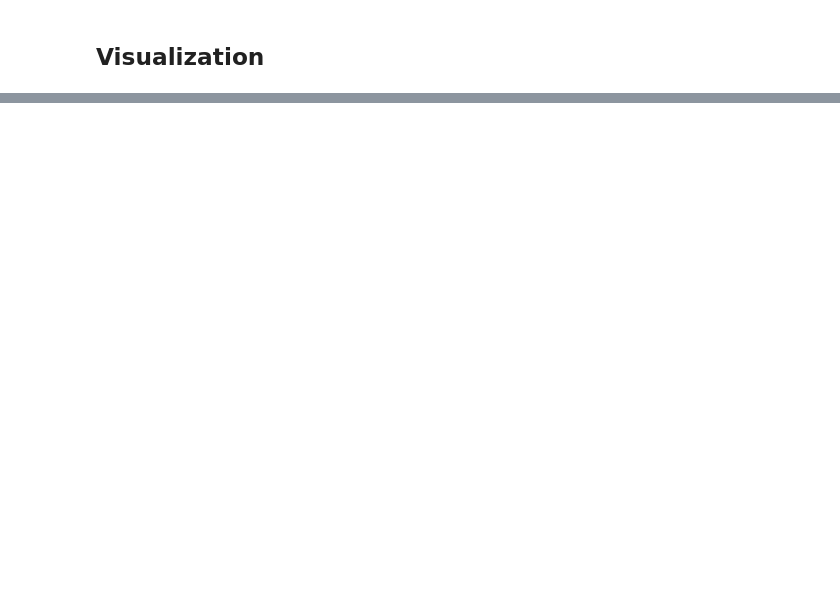
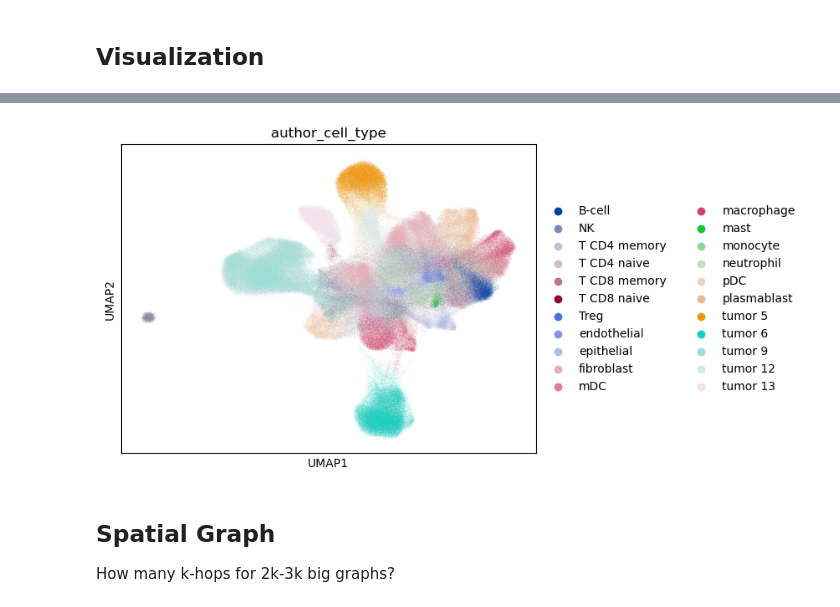
Before and after one commit to theislab/interscale, a Jupyter notebook: docs/notebooks/he23_lung_data.ipynb, the cells around one changed output, grey strips where cells are left out. Saved outputs shown, nothing was run; the diff lists cells and outputs as text; code cells hidden in the pictures; blank space fills up the shorter version.

```diff
--- a/docs/notebooks/he23_lung_data.ipynb
+++ b/docs/notebooks/he23_lung_data.ipynb
@@ -21,0 +49,8 @@ print(cell_type_array)
+# %%
+sc.pl.umap(adata, color = ["author_cell_type"])
+# %% [output]
+[figure, added]
+# %% [markdown]
+## Spatial Graph
+
+How  many k-hops for 2k-3k big graphs?
```
Also changed, not shown: parts of 17 cells of this notebook, 26 other files.
